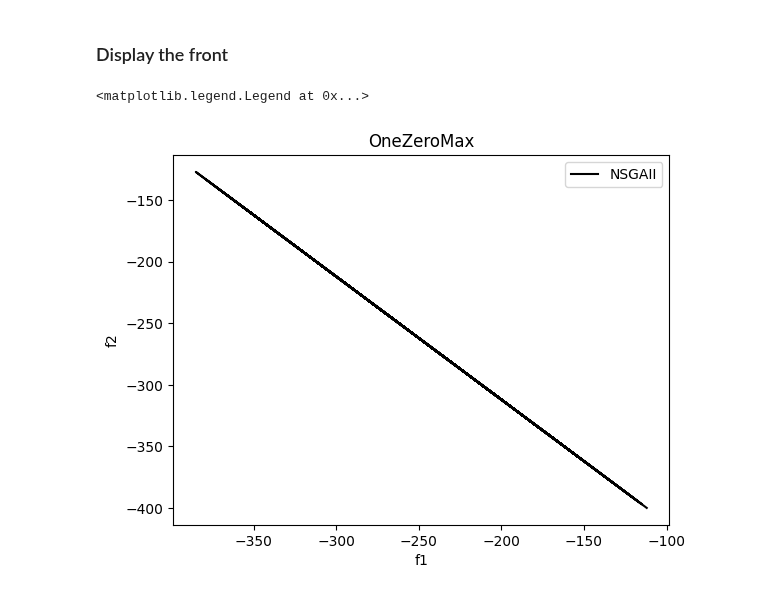
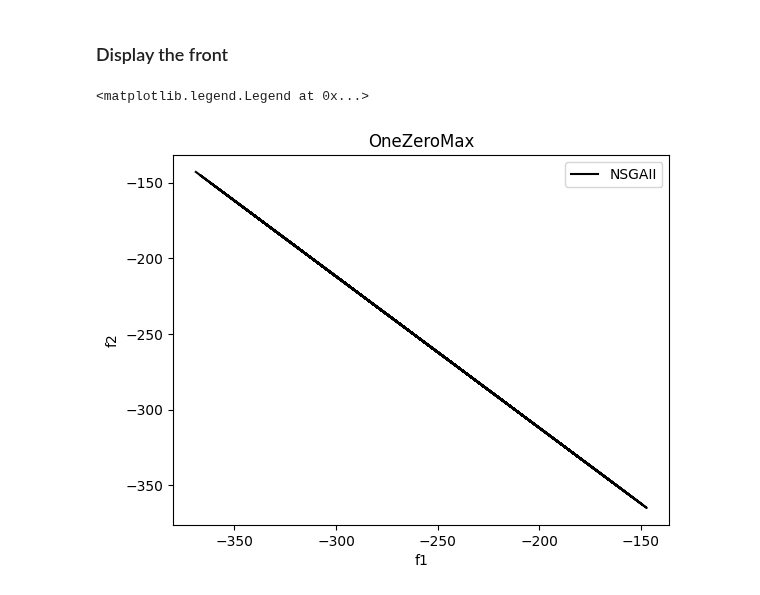
Before and after one commit to jMetal/jMetalPy, a Jupyter notebook: notebooks/NSGAII notebook.ipynb, the cells around one changed output. Drawn from its saved outputs; the diff is of its cells as text; code cells hidden in the pictures.

```diff
--- a/notebooks/NSGAII notebook.ipynb
+++ b/notebooks/NSGAII notebook.ipynb
@@ -73,7 +67,7 @@ problem = OneZeroMax(bit_string_length)
 # %% [markdown]
 ### Create an instance of NSGAII for binary problems¡
 # %%
-max_evaluations = 50000
+max_evaluations = 25000
 algorithm = NSGAII(
         problem=problem,
         population_size=100,
@@ -101,12 +89,12 @@ objectives = [solution.objectives for solution in front]
 x = [_[0] for _ in objectives]
 y = [_[1] for _ in objectives]
 # %%
-plt.objectives(x, y, color="black")
+plt.plot(x, y, color="black")
 
 plt.xlabel("f1")
 plt.ylabel("f2")
 plt.title(problem.get_name())
 plt.legend(["NSGAII"])
 # %% [output]
 <matplotlib.legend.Legend at 0x...>
-[figure, old version]
+[figure, new version]
```
Also changed, not shown: parts of 5 cells of this notebook.
